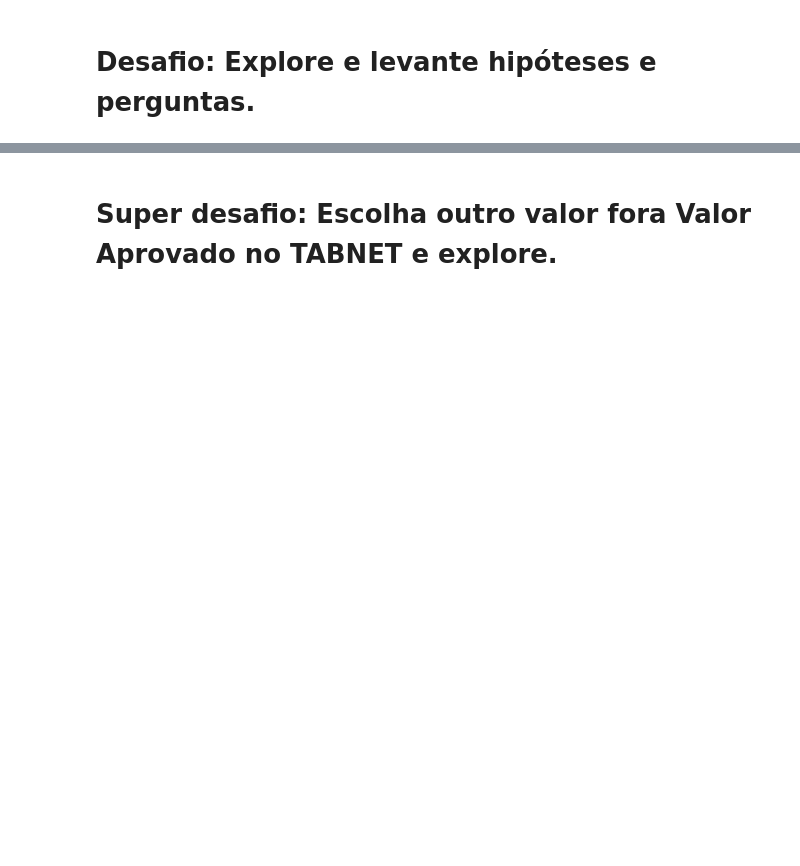
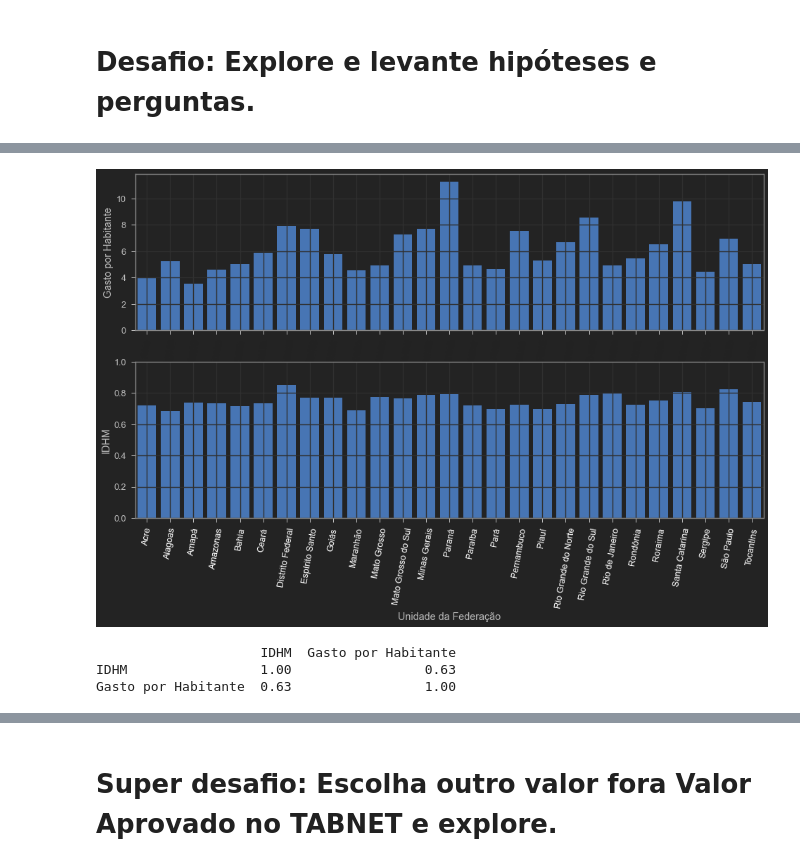
Before and after one commit to Igor-Arantes/Bootcamp-Data-Science-Aplicada, a Jupyter notebook: Modulo 1 - Analisando dados da saúde com Python e Pandas/Agendamento Hospitalar.ipynb, the cells around one changed output, grey strips where cells are left out. Saved outputs shown, nothing was run; the diff lists cells and outputs as text; code cells hidden in the pictures; blank space fills up the shorter version.

```diff
--- a/Modulo 1 - Analisando dados da saúde com Python e Pandas/Agendamento Hospitalar.ipynb
+++ b/Modulo 1 - Analisando dados da saúde com Python e Pandas/Agendamento Hospitalar.ipynb
@@ -704,0 +739,20 @@ Text(0, 0.5, '%')
+# %%
+idh= pd.read_excel('Dados/idhmbrasil.xlsx')
+idh = idh.iloc[1:-3]
+# %%
+ordenado_por_total[['Codigo','Unidade da Federação']] =ordenado_por_total.index.str.split(n=1,expand=True).tolist()
+ordenado_por_total.set_index('Codigo',inplace=True)
+order=ordenado_por_total.columns[144:146].to_list()
+for i in range(len(ordenado_por_total.columns[:-2])):
+    order.append(ordenado_por_total.columns[i])
+ordenado_por_total=ordenado_por_total.reindex(columns=order)
+# %%
+meses_interesse = ordenado_por_total.columns.to_list()[0:1]
+meses_interesse.extend(ordenado_por_total.columns.to_list()[131:-1])
+gasto_idh = ordenado_por_total[meses_interesse]
+gasto_idh['media']=gasto_idh.mean(axis=1)
+gasto_idh['media']=gasto_idh['media']*1000000
+gasto_idh=gasto_idh.sort_values(by='Unidade da Federação')
+gasto_idh['IDHM'] = idh.sort_values(by='Territorialidades')['IDHM 2017'].to_list()
+gasto_idh['Populacao'] = idh.sort_values(by='Territorialidades')['População total 2010'].to_list()
+gasto_idh['Gasto por Habitante']=round(gasto_idh['media']/gasto_idh['Populacao'],2)
@@ -704,0 +770,27 @@ Text(0, 0.5, '%')
+# %%
+plt.figure(figsize=(16,9))
+plt.subplot(2,1,1)
+ax=sns.barplot(data=gasto_idh,
+            y=gasto_idh['Gasto por Habitante'],
+            x=gasto_idh['Unidade da Federação'],color='b')
+plt.xticks(color='k',rotation=80)
+ax.set_xlabel('')
+plt.grid()
+plt.subplot(2,1,2)
+ax=sns.barplot(data=gasto_idh,
+            y=gasto_idh['IDHM'],
+            x=gasto_idh['Unidade da Federação'],color='b')
+plt.xticks(color='w',rotation=80)
+plt.ylim(0,1)
+plt.grid()
+
+
+plt.show()
+# %% [output]
+[figure, added]
+# %%
+print(gasto_idh[['IDHM','Gasto por Habitante']].corr())
+# %% [output]
+                     IDHM  Gasto por Habitante
+IDHM                 1.00                 0.63
+Gasto por Habitante  0.63                 1.00
```
Also changed, not shown: parts of 19 cells of this notebook, 1 other file.
